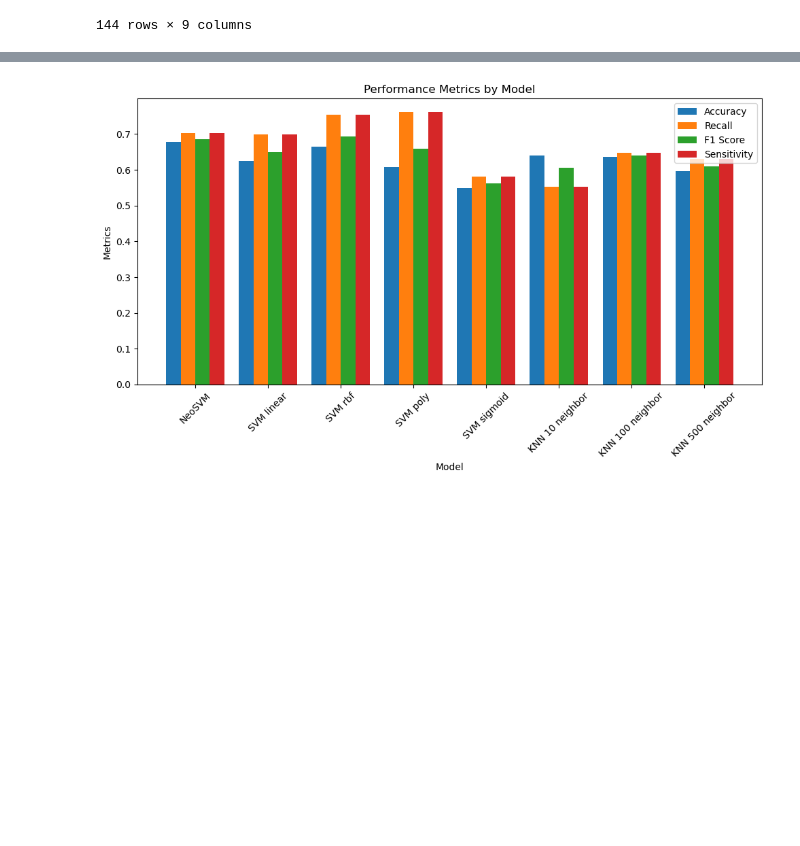
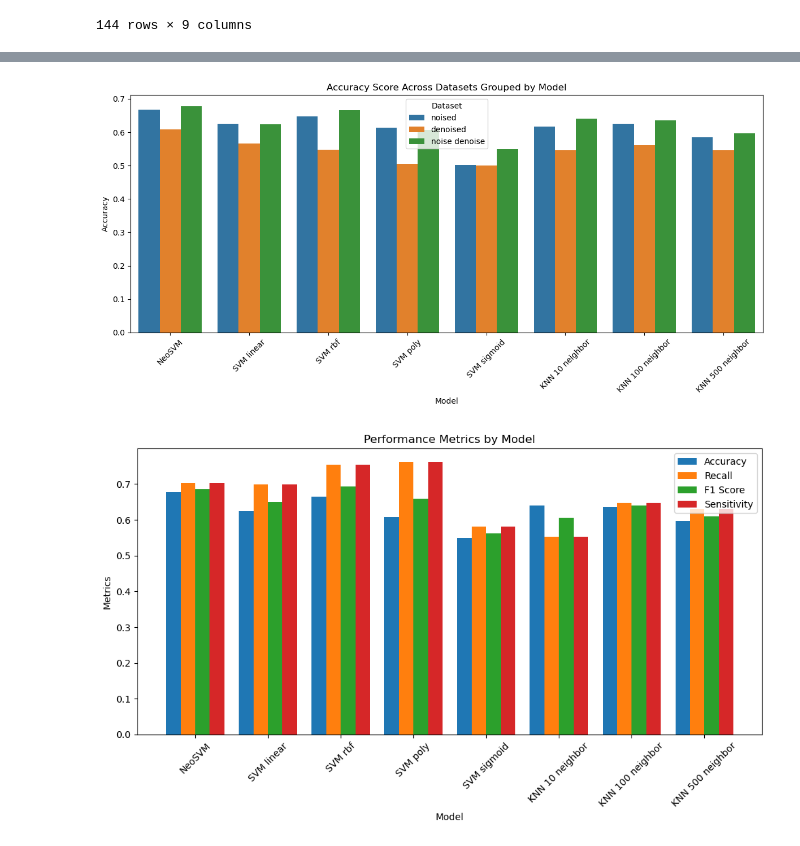
Before and after one commit to fwe01/Klaisifikasi-Citra-TD-Viskom, a Jupyter notebook: Machine Learning.ipynb, the cells around one changed output, grey strips where cells are left out. Drawn from its saved outputs; the diff is of its cells as text; code cells hidden in the pictures; blank space fills up the shorter version.

Commit message:
visualisasi data

```diff
--- a/Machine Learning.ipynb
+++ b/Machine Learning.ipynb
@@ -333,6 +342,10 @@ plot_df
 | 141 | KNN 10 neighbor | noise denoise | True | False | True | 0.640260 | 0.553247 | 0.605974 | 0.553247 |
 | 142 | KNN 100 neighbor | noise denoise | True | False | True | 0.636364 | 0.648052 | 0.640565 | 0.648052 |
 | 143 | KNN 500 neighbor | noise denoise | True | False | True | 0.596753 | 0.631169 | 0.610169 | 0.631169 |
+# %%
+plot_accross_dataset_result(plot_df)
+# %% [output]
+[figure, added]
 # %%
 plot_metrics_result(plot_df)
 # %% [output]
```
Also changed, not shown: parts of 1 cell of this notebook.
